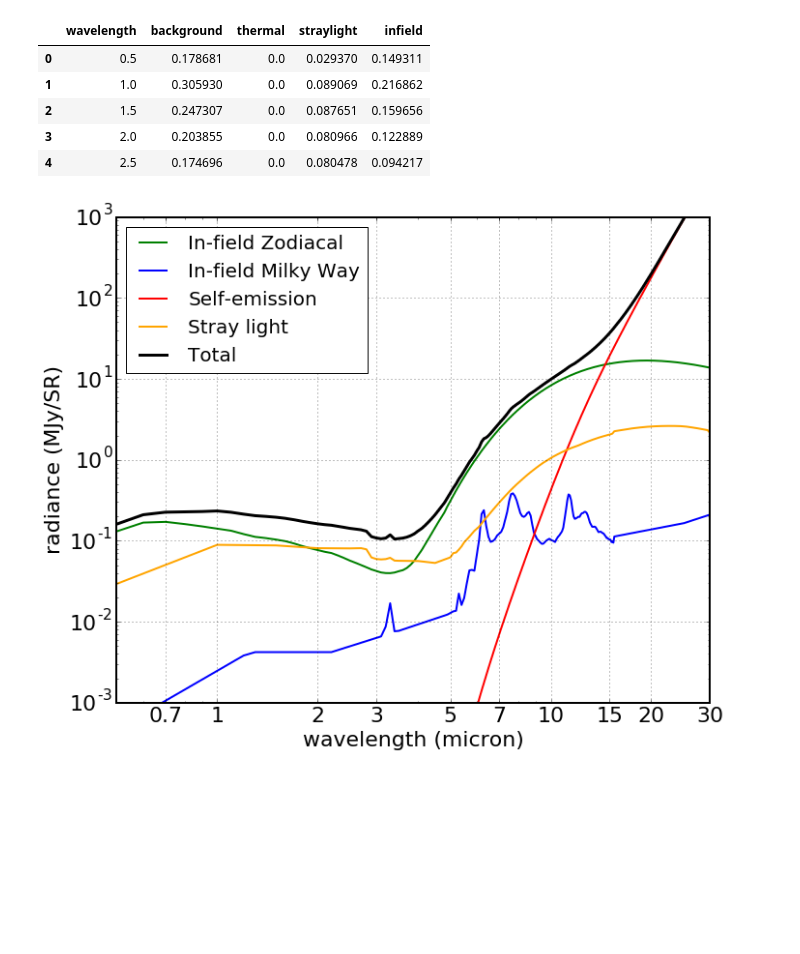
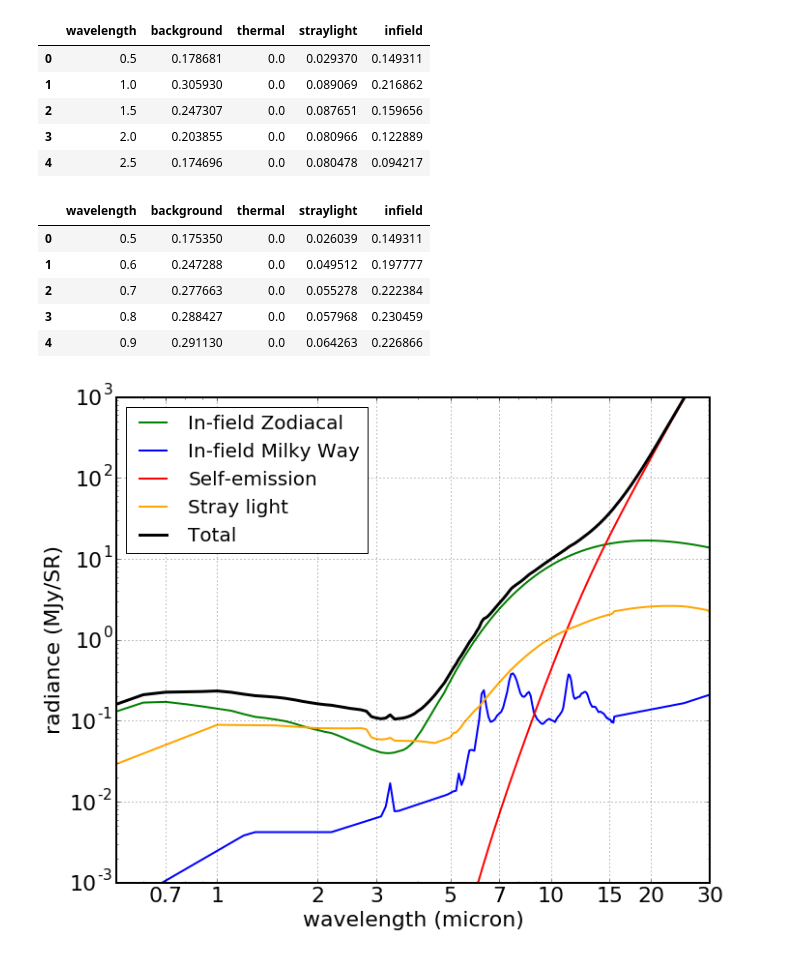
Before and after one commit to janerigby/NB, a Jupyter notebook: Illustrative plots of JWST backgrounds.ipynb, the cells around one changed output. Saved outputs shown, nothing was run; the diff lists cells and outputs as text; code cells hidden in the pictures; blank space fills up the shorter version.

```diff
--- a/Illustrative plots of JWST backgrounds.ipynb
+++ b/Illustrative plots of JWST backgrounds.ipynb
@@ -42,6 +42,18 @@ stsci_df.head()
 | 2 | 1.5 | 0.247307 | 0.0 | 0.087651 | 0.159656 |
 | 3 | 2.0 | 0.203855 | 0.0 | 0.080966 | 0.122889 |
 | 4 | 2.5 | 0.174696 | 0.0 | 0.080478 | 0.094217 |
+# %%
+# compare to bkg file I made using ETC
+myfile = "bkg_1.2minzody_fromETCrun112016.fits"
+mydf = Table.read(myfile).to_pandas()
+mydf.head()
+# %% [output]
+|  | wavelength | background | thermal | straylight | infield |
+| 0 | 0.5 | 0.175350 | 0.0 | 0.026039 | 0.149311 |
+| 1 | 0.6 | 0.247288 | 0.0 | 0.049512 | 0.197777 |
+| 2 | 0.7 | 0.277663 | 0.0 | 0.055278 | 0.222384 |
+| 3 | 0.8 | 0.288427 | 0.0 | 0.057968 | 0.230459 |
+| 4 | 0.9 | 0.291130 | 0.0 | 0.064263 | 0.226866 |
 # %%
 wave_lo = 0.5  # micron
 wave_hi = 30.0 # micron
```
Also changed, not shown: parts of 3 cells of this notebook, 3 other files.
